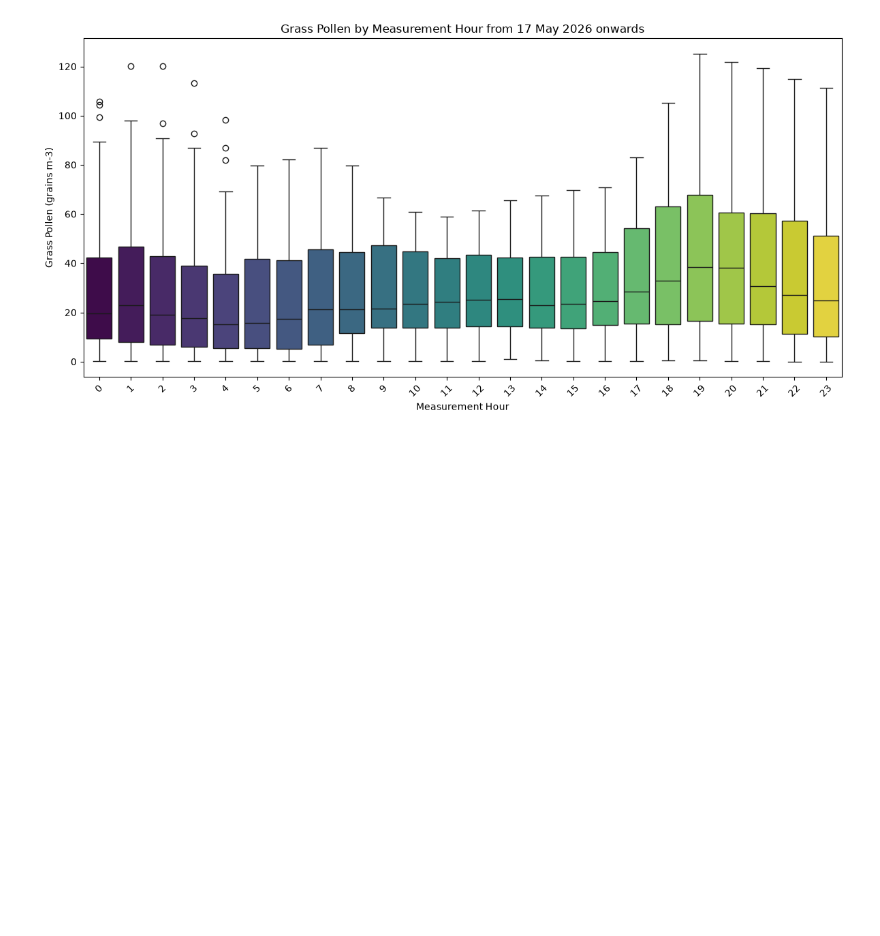
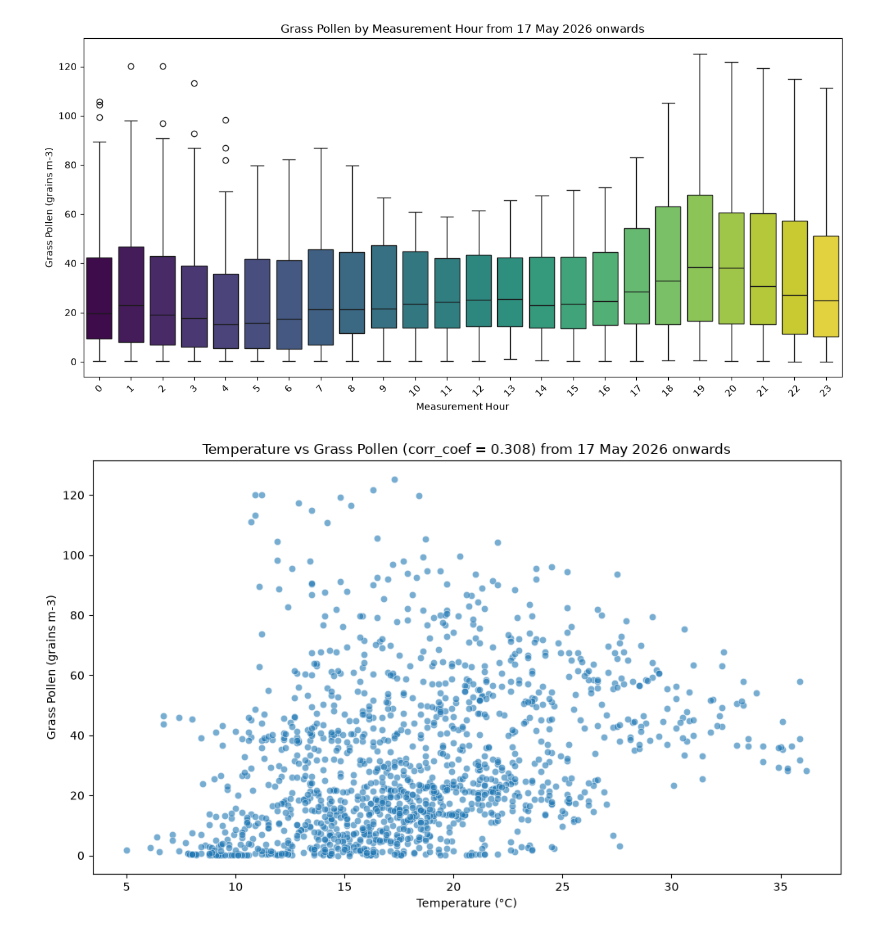
Before and after one commit to esmartty/Aqi_forecast, a Jupyter notebook: polen_analysis.ipynb, the cells around one changed output. Drawn from its saved outputs; the diff is of its cells as text; code cells hidden in the pictures; blank space fills up the shorter version.

```diff
--- a/polen_analysis.ipynb
+++ b/polen_analysis.ipynb
@@ -342,3 +342,16 @@ plt.tight_layout()
 plt.show()
 # %% [output]
 [figure]
+# %%
+scatter_df = df_merged_from_date.dropna(subset=['temperature', 'grass_pollen']).copy()
+
+plt.figure(figsize=(10, 6))
+sns.scatterplot(data=scatter_df, x='temperature', y='grass_pollen', alpha=0.6)
+#sns.regplot(data=scatter_df, x='temperature', y='grass_pollen', scatter=False, color='black')
+plt.title(f'Temperature vs Grass Pollen (corr_coef = {scatter_df[["temperature", "grass_pollen"]].corr().iloc[0, 1]:.3f}) from 17 May 2026 onwards')
+plt.xlabel('Temperature (°C)')
+plt.ylabel('Grass Pollen (grains m-3)')
+plt.tight_layout()
+plt.show()
+# %% [output]
+[figure, added]
```
Also changed, not shown: parts of 1 cell of this notebook.
